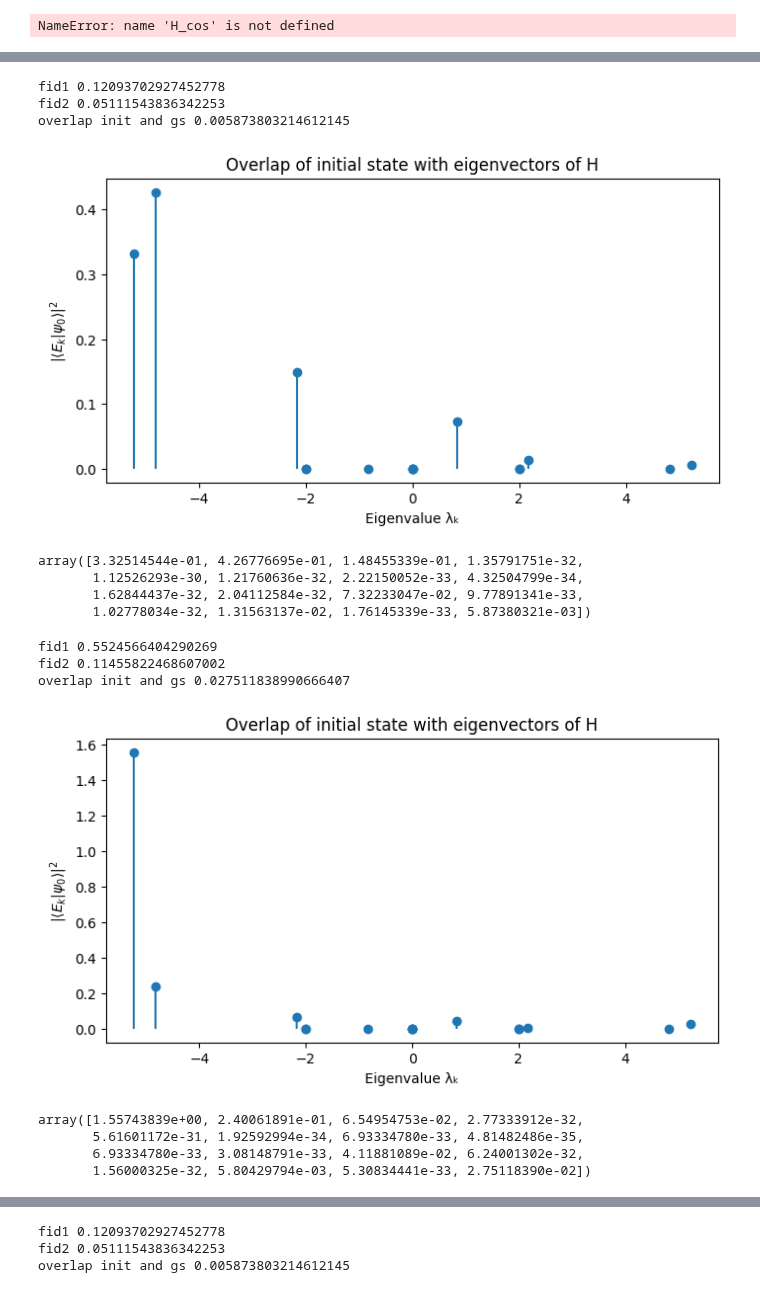
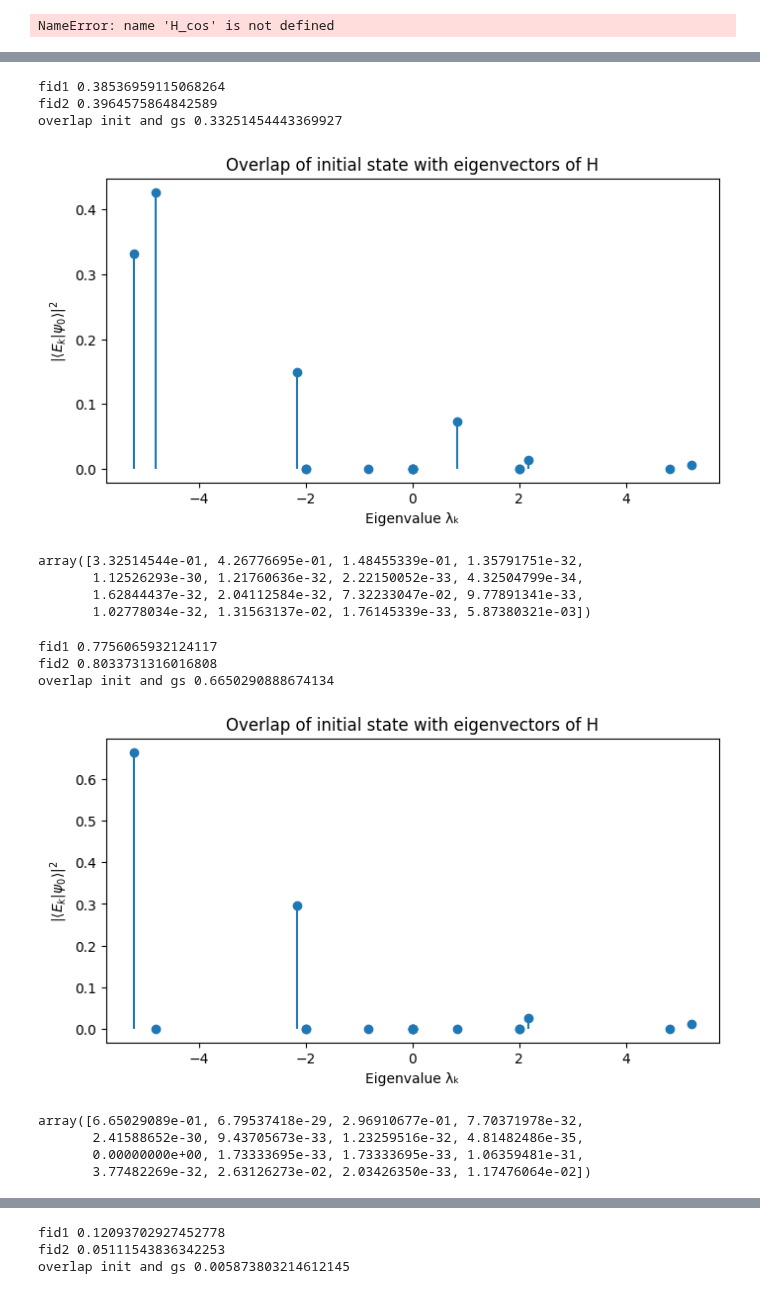
Before and after one commit to schauu/vqe_U, a Jupyter notebook: TrotterQRTE/Pennylane/qrte.ipynb, the cells around one changed output, grey strips where cells are left out. Cells and saved outputs as stored; diff of their text form; code cells hidden in the pictures.

```diff
--- a/TrotterQRTE/Pennylane/qrte.ipynb
+++ b/TrotterQRTE/Pennylane/qrte.ipynb
@@ -928,8 +928,8 @@ def generate_random_state_with_overlap(gs, overlap):
 
 # 归一化并 shift
 n = 4
-#H = tfim_model(n)
-H = qml.matrix(get_hamiltonian_pl(4, 1))
+H = tfim_model(n)
+#H = qml.matrix(get_hamiltonian_pl(4, 1))
 H_1 = shift_and_normalize_H(H)
 H_2 = shift_and_normalize_H1(H)
 # psi_0 = np.ones(2**4) /np.sqrt(2**4)
@@ -1074,9 +1074,9 @@ psi_0[0]=1
 compute_fidelities(psi_0)
 plot_overlap(psi_0, H)
 # %% [output]
-fid1 0.12093702927452778
-fid2 0.05111543836342253
-overlap init and gs 0.005873803214612145
+fid1 0.38536959115068264
+fid2 0.3964575864842589
+overlap init and gs 0.33251454443369927
 [figure]
 array([3.32514544e-01, 4.26776695e-01, 1.48455339e-01, 1.35791751e-32,
        1.12526293e-30, 1.21760636e-32, 2.22150052e-33, 4.32504799e-34,
@@ -1085,18 +1085,18 @@ array([3.32514544e-01, 4.26776695e-01, 1.48455339e-01, 1.35791751e-32,
 # %%
 H = tfim_model(4)
 psi_0 = np.ones(2**4) /np.sqrt(2**4)
-psi_0[0]=1
+#psi_0[0]=1
 compute_fidelities(psi_0)
 plot_overlap(psi_0, H)
 # %% [output]
-fid1 0.5524566404290269
-fid2 0.11455822468607002
-overlap init and gs 0.027511838990666407
+fid1 0.7756065932124117
+fid2 0.8033731316016808
+overlap init and gs 0.6650290888674134
-[figure, old version]
+[figure, new version]
-array([1.55743839e+00, 2.40061891e-01, 6.54954753e-02, 2.77333912e-32,
-       5.61601172e-31, 1.92592994e-34, 6.93334780e-33, 4.81482486e-35,
-       6.93334780e-33, 3.08148791e-33, 4.11881089e-02, 6.24001302e-32,
-       1.56000325e-32, 5.80429794e-03, 5.30834441e-33, 2.75118390e-02])
+array([6.65029089e-01, 6.79537418e-29, 2.96910677e-01, 7.70371978e-32,
+       2.41588652e-30, 9.43705673e-33, 1.23259516e-32, 4.81482486e-35,
+       0.00000000e+00, 1.73333695e-33, 1.73333695e-33, 1.06359481e-31,
+       3.77482269e-32, 2.63126273e-02, 2.03426350e-33, 1.17476064e-02])
 # %%
 psi_0 = np.random.randn(dim) + 1j * np.random.randn(dim)
 psi_0 /= np.linalg.norm(psi_0)
```
Also changed, not shown: parts of 8 cells of this notebook, 3 other files.
